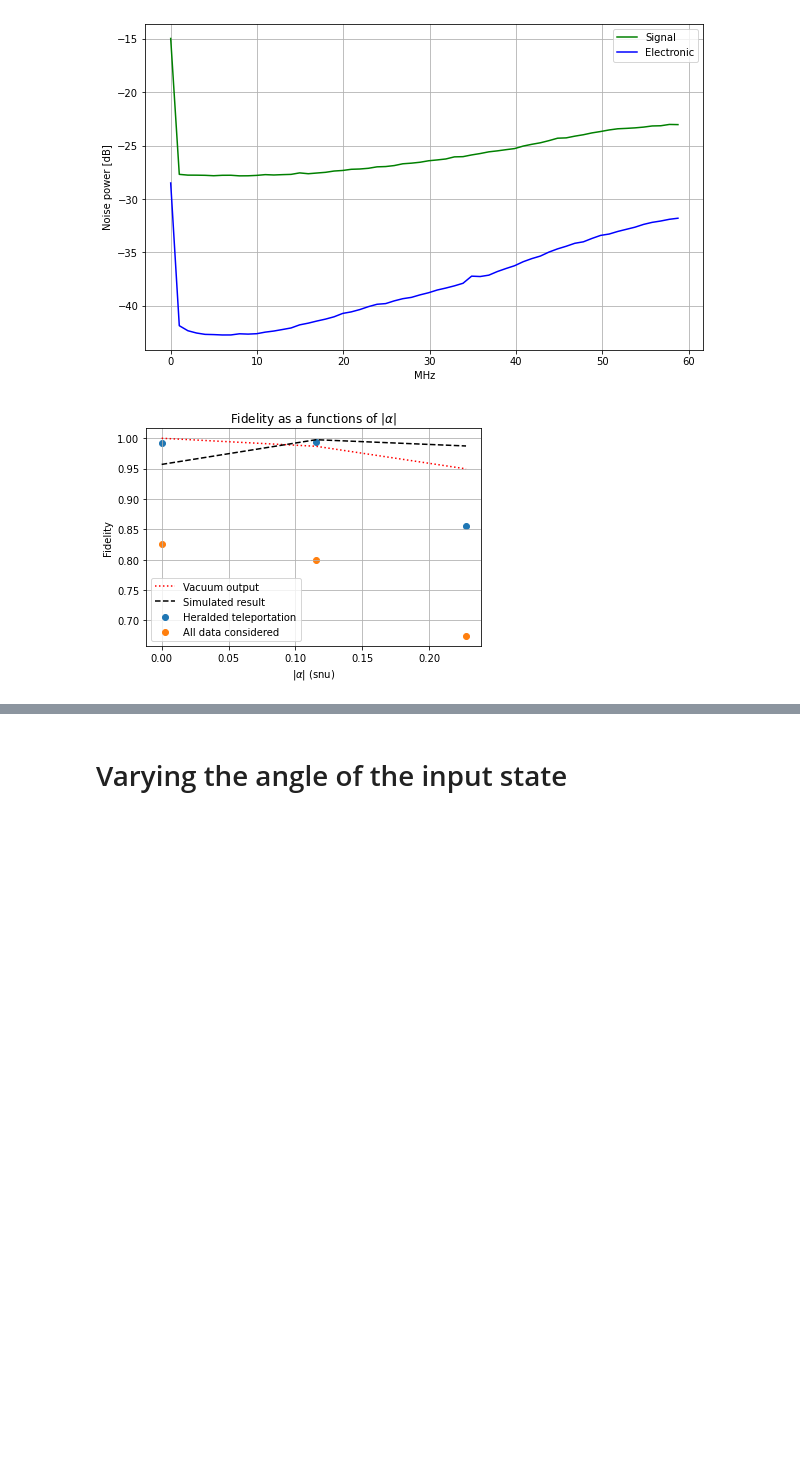
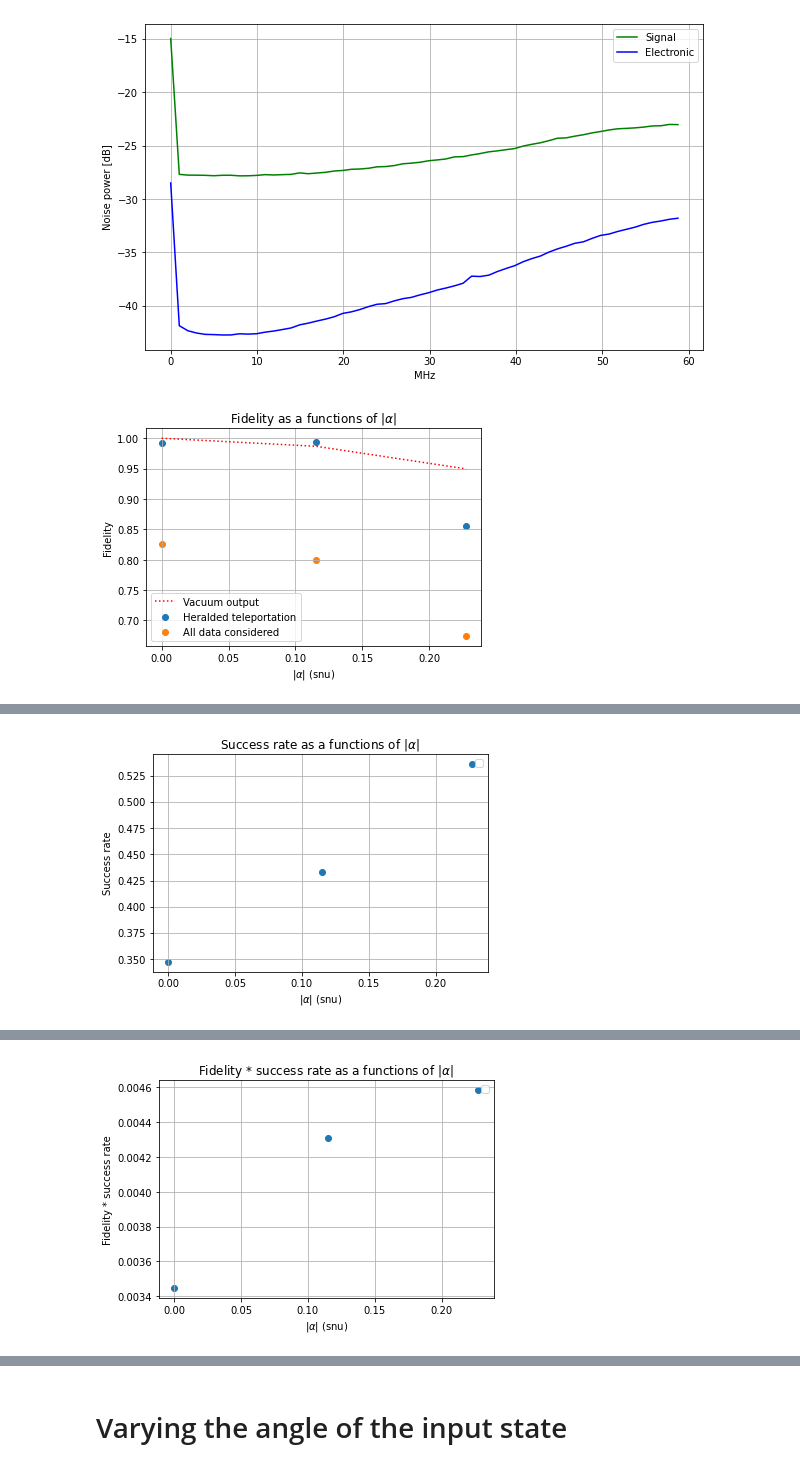
Before and after one commit to lucasnf95/scissor-teleportation, a Jupyter notebook: teleportation-analysis/teleportation-analysis.ipynb, the cells around one changed output, grey strips where cells are left out. Drawn from its saved outputs; the diff is of its cells as text; code cells hidden in the pictures; blank space fills up the shorter version.

```diff
--- a/teleportation-analysis/teleportation-analysis.ipynb
+++ b/teleportation-analysis/teleportation-analysis.ipynb
@@ -502,33 +502,65 @@ theta = 46.64°
 # %%
 input_alpha = [input_data[v].input_alpha for v in voltages]#[np.abs(np.trace(functions.a_operator(n_dim)@input_data[v].input_rho)) for v in voltages]
 fidelity_noclick_list = [fidelity_noclick[v] for v in voltages]
 fidelity_click_list = [fidelity_click[v] for v in voltages]
 
 # Fidelity with vacuum
 rho_vac = np.zeros((n_dim+1, n_dim+1))
 rho_vac[0][0] = 1
 fid_vac = [functions.quantumStateFidelity(rho_vac, input_data[v].input_rho) for v in voltages]
 
 snr = [2.25, 107.5, 900]
 # Simulated fidelity
 sim_fidelity = {v: None for v in voltages}
 sim_purity = {v: None for v in voltages}
 for j, v in enumerate(voltages):
-    sim_fidelity[v], _, sim_purity[v] = scissor.quantum_scissor(input_alpha[j], dimension, single_photon_efficiency=single_photon_efficiency, alice_transmission=alice_transmission, bob_transmission=bob_transmission, snr = snr[j], hd_eff = 0.7)
+    sim_fidelity[v], _, sim_purity[v] = scissor.quantum_scissor(input_alpha[j], dimension, single_photon_efficiency=single_photon_efficiency, alice_transmission=alice_transmission, bob_transmission=bob_transmission, hd_eff = 0.7)
     #_, _, _, out_rho = scissor.quantum_scissor(input_alpha[j], dimension, single_photon_efficiency=single_photon_efficiency, alice_transmission=alice_transmission, bob_transmission=bob_transmission, hd_eff = 0.7, output = True)
     #sim_fidelity[v] = scissor.quantum_fidelity(qutip.coherent_dm(dimension, input_alpha[j]*np.exp(1j*np.pi)), out_rho)
 sim_fidelity_list = [sim_fidelity[v] for v in voltages]
 
 plt.figure()
 plt.scatter(input_alpha, fidelity_click_list, label = 'Heralded teleportation')
 plt.scatter(input_alpha, fidelity_noclick_list, label = 'All data considered')
 plt.plot(input_alpha, fid_vac, label = 'Vacuum output', linestyle = ':', color = 'red')
-plt.plot(input_alpha, sim_fidelity_list, label = 'Simulated result', linestyle = '--', color = 'black')
+#plt.plot(input_alpha, sim_fidelity_list, label = 'Simulated result', linestyle = '--', color = 'black')
 plt.grid()
 plt.legend()
 plt.title('Fidelity as a functions of $|\\alpha|$')
 plt.ylabel('Fidelity')
 plt.xlabel('$|\\alpha|$ (snu)')
 plt.show()
+
+prob_click_list = [100*success_rate_click[v] for v in voltages]
+plt.figure()
+plt.scatter(input_alpha, prob_click_list)
+plt.grid()
+plt.legend()
+plt.title('Success rate as a functions of $|\\alpha|$')
+plt.ylabel('Success rate')
+plt.xlabel('$|\\alpha|$ (snu)')
+plt.show()
+
+fid_prob_click = [fidelity_click_list[j]*prob_click_list[j]/100 for j in range(len(voltages))]
+plt.figure()
+plt.scatter(input_alpha, fid_prob_click)
+plt.grid()
+plt.legend()
+plt.title('Fidelity * success rate as a functions of $|\\alpha|$')
+plt.ylabel('Fidelity * success rate')
+plt.xlabel('$|\\alpha|$ (snu)')
+plt.show()
+
+purity_click = [np.trace(rho_click[v]@rho_click[v]) for v in voltages]
+purity_noclick = [np.trace(rho_noclick[v]@rho_noclick[v]) for v in voltages]
+plt.figure()
+plt.scatter(input_alpha, purity_click, label = 'Heralded teleportation')
+plt.scatter(input_alpha, purity_noclick, label = 'All data considered')
+plt.grid()
+plt.legend()
+plt.title('Purity as a functions of $|\\alpha|$')
+plt.ylabel('Purity')
+plt.xlabel('$|\\alpha|$ (snu)')
+plt.show()
 # %% [output]
-[figure, old version]
+[figure, new version]
@@ -534,0 +568 @@ plt.show()
+[figure, added]
@@ -534,0 +570 @@ plt.show()
+[figure, added]
```
Also changed, not shown: parts of 3 cells of this notebook.
